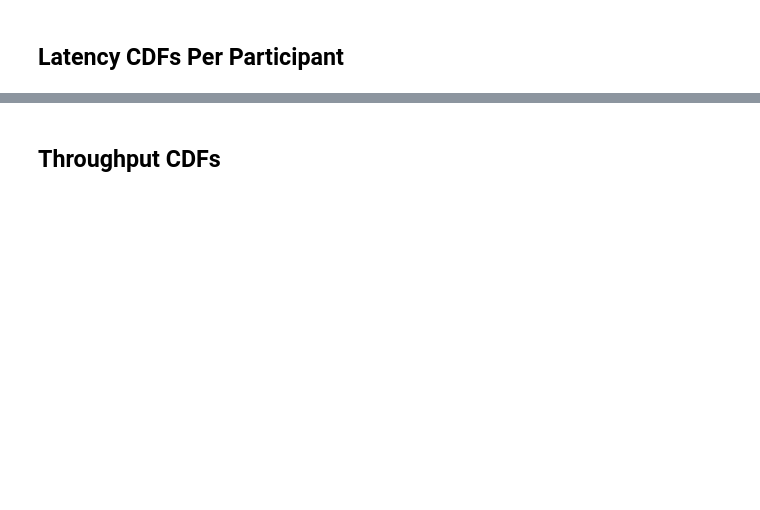
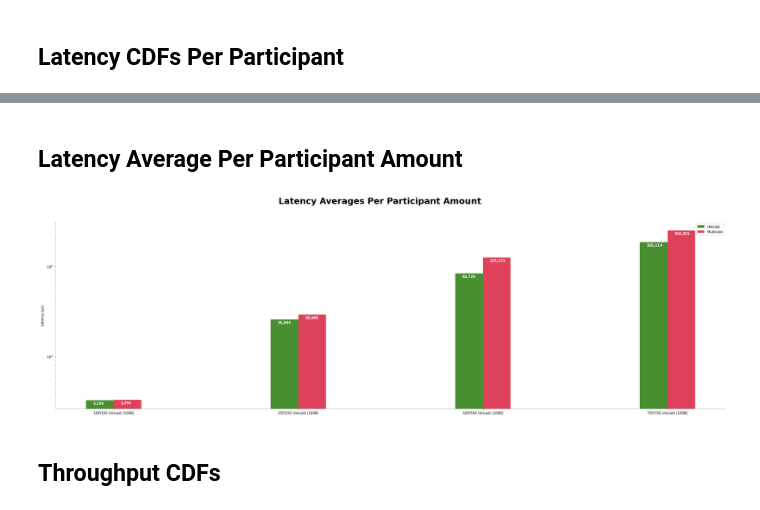
Before and after one commit to Blitz3r123/PATS-Data-Processing, a Jupyter notebook: Complete Analysis.ipynb, the cells around one changed output, grey strips where cells are left out. Cells and saved outputs as stored; diff of their text form; code cells hidden in the pictures; blank space fills up the shorter version.

```diff
--- a/Complete Analysis.ipynb
+++ b/Complete Analysis.ipynb
@@ -297,3 +224,59 @@ plt.tight_layout()
+# %% [markdown]
+## Latency Average Per Participant Amount
+# %%
+fig, ax = plt.subplots(figsize=(35, 10))
+fig.suptitle("Latency Averages Per Participant Amount", fontsize=25, fontweight='bold')
+
+lats = [file for file in get_files("data/set_2") if 'average_latencies' in file and 'forced_transport' in file and '_4_' not in file]
+ucast_lats = [file for file in lats if 'unicast' in file]
+mcast_lats = [file for file in lats if 'multicast' in file]
+mcast_lats.append(mcast_lats.pop(0))
+
+ucast_names = []
+ucast_avg_lats = []
+
+for file in ucast_lats:
+    ucast_names.append(get_test_names([file])[0])
+    df = pd.read_csv(file)
+    ucast_avg_lats.append(df['avg_run_latency'].mean())
+
+mcast_names = []
+mcast_avg_lats = []
+
+for file in mcast_lats:
+    mcast_names.append(get_test_names([file])[0])
+    df = pd.read_csv(file)
+    mcast_avg_lats.append(df['avg_run_latency'].mean())
+
+udf = pd.DataFrame({
+    "names": ucast_names,
+    "avg_lats": ucast_avg_lats
+})
+
+mdf = pd.DataFrame({
+    "names": mcast_names,
+    "avg_lats": mcast_avg_lats
+})
+
+width = 0.15
+ucast_bars = ax.bar(udf.index - width / 2, udf['avg_lats'], width, color=greens[0], label="Unicast")
+ucast_bars = ax.bar(mdf.index + width / 2, mdf['avg_lats'], width, color=reds[0], label="Multicast")
+
+for i in range(len(udf['avg_lats'])):
+    ax.text(i - width * 0.75, udf['avg_lats'][i] * 0.9, "{0:,.0f}".format(udf['avg_lats'][i]), color='white', fontweight='bold', backgroundcolor=greens[0])
+    ax.text(i + width * 0.25, mdf['avg_lats'][i] * 0.9, "{0:,.0f}".format(mdf['avg_lats'][i]), color='white', fontweight='bold', backgroundcolor=reds[0])
+
+
+ax.set_yscale('log')
+ax.set_ylabel("Latency ($\mu$s)")
+_ = ax.set_xticks(np.arange(len(udf['names'])), udf['names'])
+_ = ax.legend()
+ax.spines['top'].set_visible(False)
+ax.spines['right'].set_visible(False)
+ax.spines['bottom'].set_color('#999')
+ax.spines['left'].set_color('#999')
+# %% [output]
+[figure, added]
 # %% [markdown]
 ## Throughput CDFs <a class="anchor" id="s2-throughput-cdfs"></a>
 # %%
```
Also changed, not shown: parts of 11 cells of this notebook, 6 other files.
